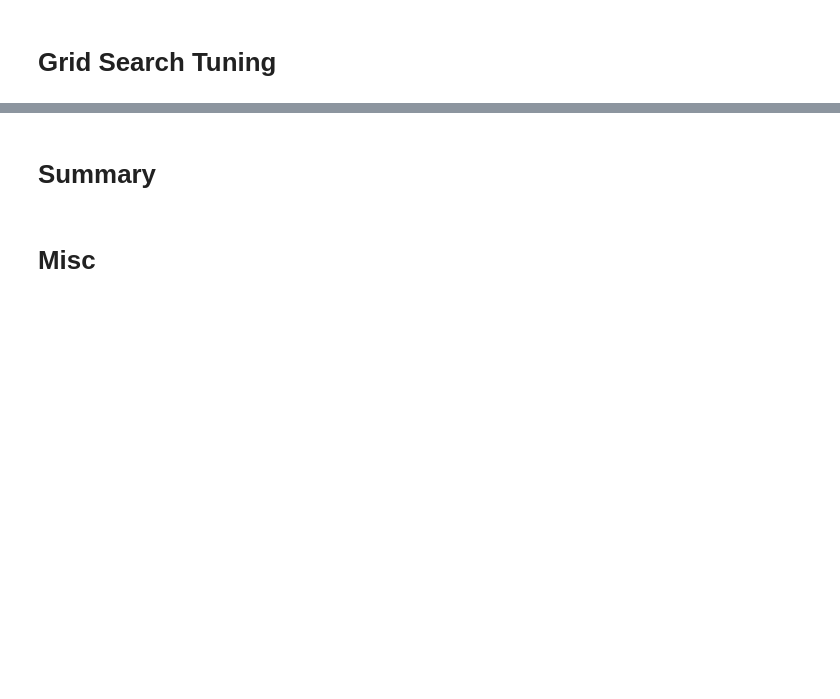
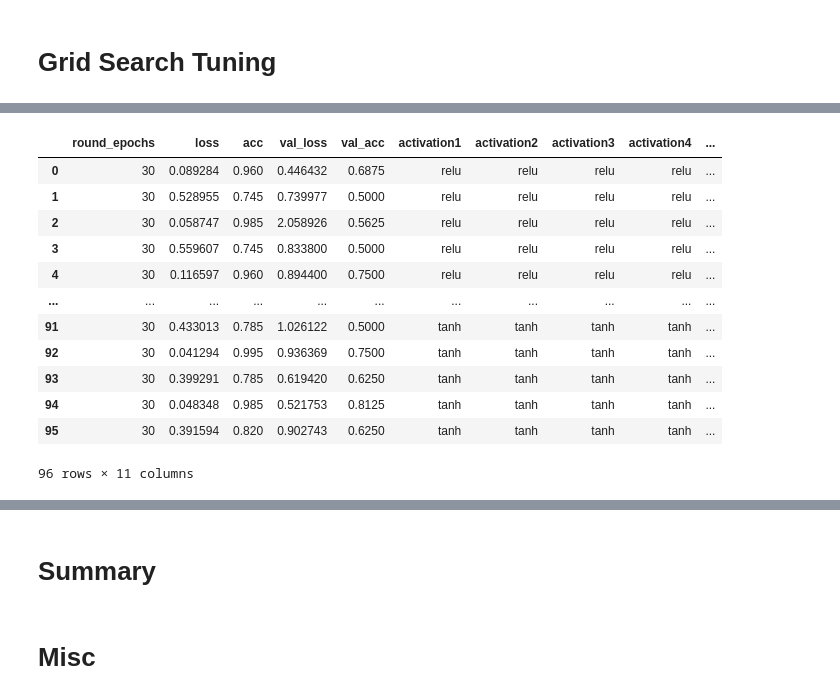
Before and after one commit to INV-VTL/P4-Project, a Jupyter notebook: Notebook.ipynb, the cells around one changed output, grey strips where cells are left out. Saved outputs shown, nothing was run; the diff lists cells and outputs as text; code cells hidden in the pictures; blank space fills up the shorter version.

```diff
--- a/Notebook.ipynb
+++ b/Notebook.ipynb
@@ -481,0 +778,18 @@ results_test
+# %%
+df = pd.read_csv("C:\\Users\\rychu\\Desktop\\2021\\FLT\\P4-Project\\grid\\120521110247.csv")
+# %%
+df
+# %% [output]
+|  | round_epochs | loss | acc | val_loss | val_acc | activation1 | activation2 | activation3 | activation4 | ... |
+| 0 | 30 | 0.089284 | 0.960 | 0.446432 | 0.6875 | relu | relu | relu | relu | ... |
+| 1 | 30 | 0.528955 | 0.745 | 0.739977 | 0.5000 | relu | relu | relu | relu | ... |
+| 2 | 30 | 0.058747 | 0.985 | 2.058926 | 0.5625 | relu | relu | relu | relu | ... |
+| 3 | 30 | 0.559607 | 0.745 | 0.833800 | 0.5000 | relu | relu | relu | relu | ... |
+| 4 | 30 | 0.116597 | 0.960 | 0.894400 | 0.7500 | relu | relu | relu | relu | ... |
+| ... | ... | ... | ... | ... | ... | ... | ... | ... | ... | ... |
+| 91 | 30 | 0.433013 | 0.785 | 1.026122 | 0.5000 | tanh | tanh | tanh | tanh | ... |
+| 92 | 30 | 0.041294 | 0.995 | 0.936369 | 0.7500 | tanh | tanh | tanh | tanh | ... |
+| 93 | 30 | 0.399291 | 0.785 | 0.619420 | 0.6250 | tanh | tanh | tanh | tanh | ... |
+| 94 | 30 | 0.048348 | 0.985 | 0.521753 | 0.8125 | tanh | tanh | tanh | tanh | ... |
+| 95 | 30 | 0.391594 | 0.820 | 0.902743 | 0.6250 | tanh | tanh | tanh | tanh | ... |
+96 rows × 11 columns
```
Also changed, not shown: parts of 34 cells of this notebook, 2 other files.
